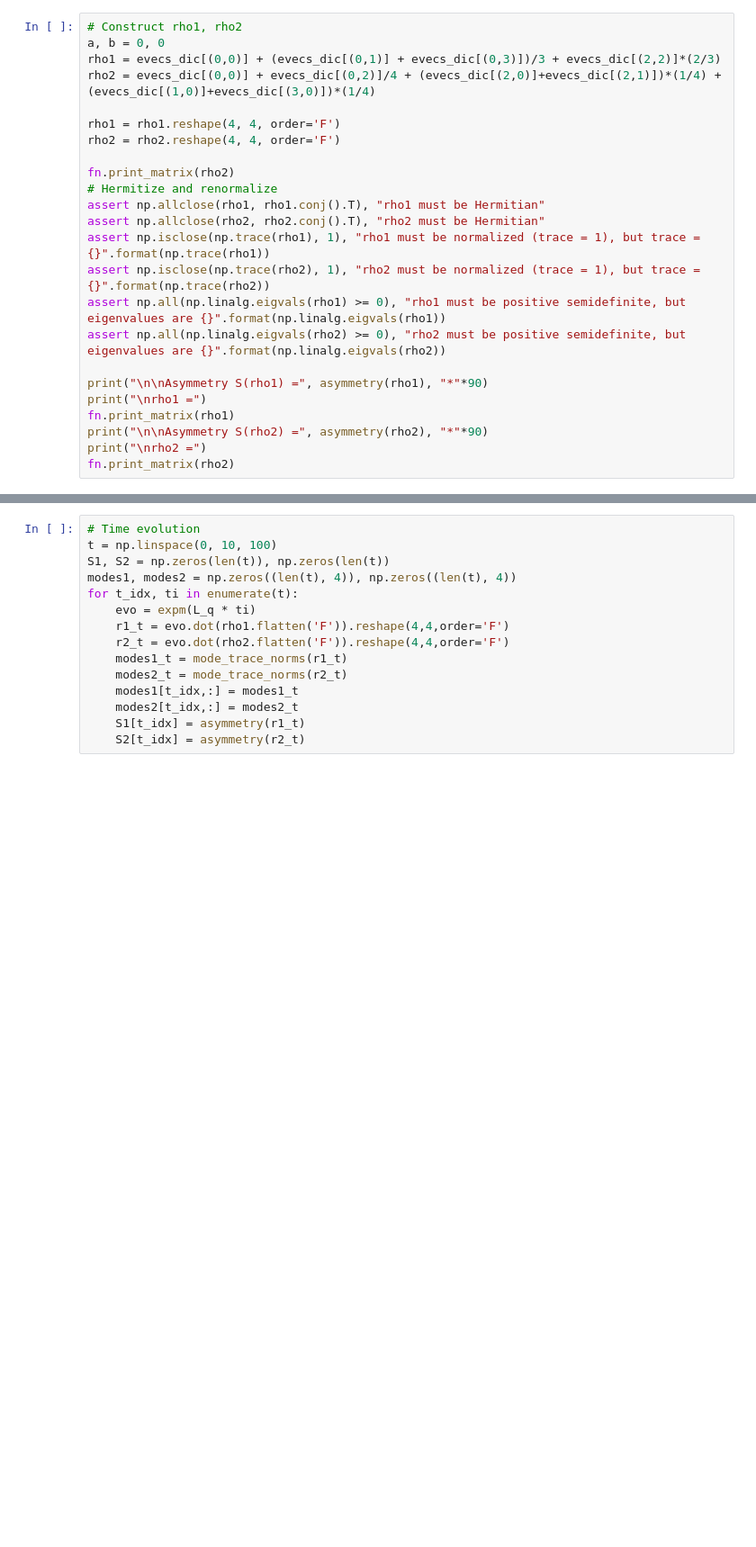
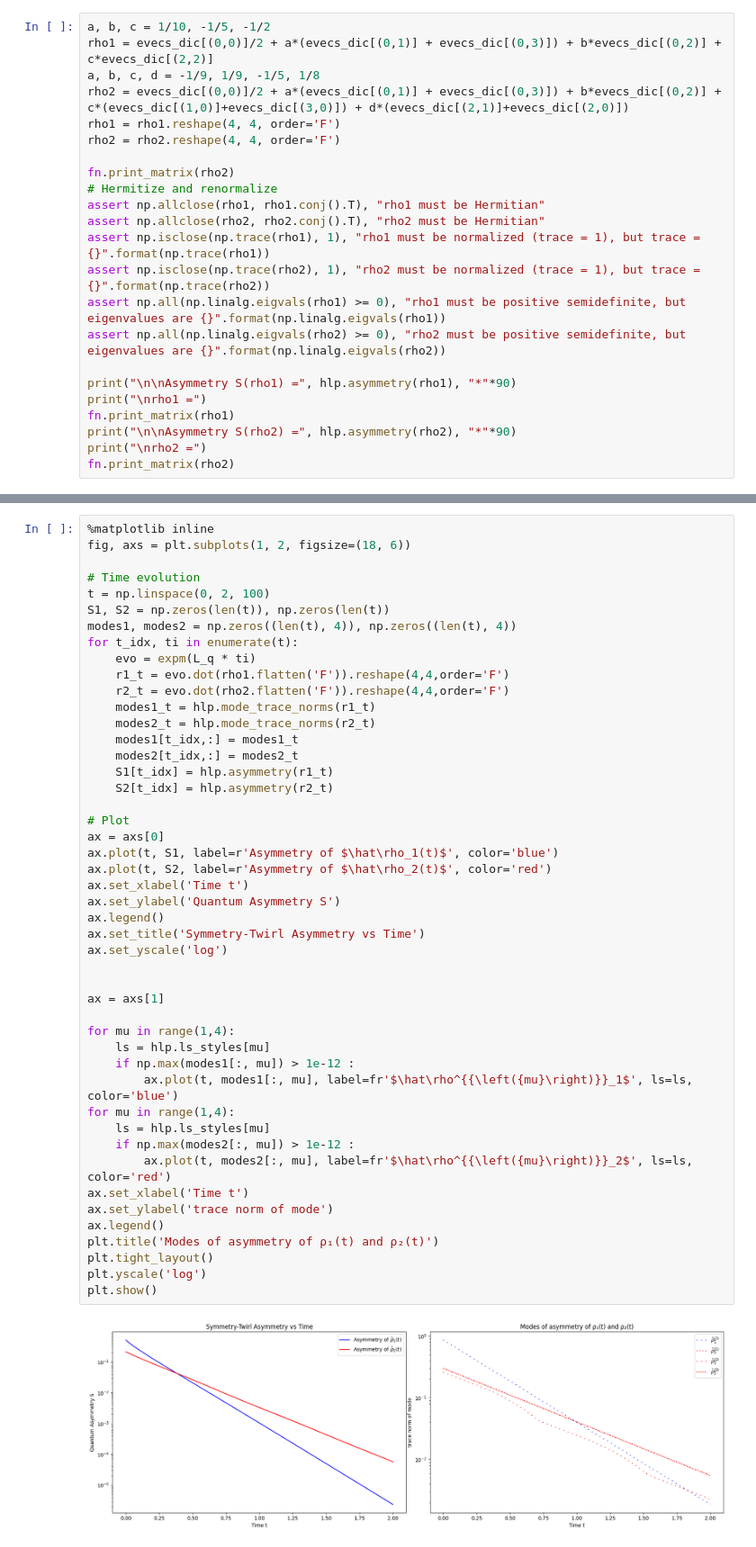
Before and after one commit to alessum/resource_theory_mpemba, a Jupyter notebook: asymm_ex2.ipynb, the cells around one changed output, grey strips where cells are left out. Shown at 90% size. Saved outputs shown, nothing was run; the diff lists cells and outputs as text; blank space fills up the shorter version.

```diff
--- a/asymm_ex2.ipynb
+++ b/asymm_ex2.ipynb
@@ -247,9 +117,8 @@ ordering_global
 # %%
-# Construct rho1, rho2
-a, b = 0, 0
-rho1 = evecs_dic[(0,0)] + (evecs_dic[(0,1)] + evecs_dic[(0,3)])/3 + evecs_dic[(2,2)]*(2/3)
-rho2 = evecs_dic[(0,0)] + evecs_dic[(0,2)]/4 + (evecs_dic[(2,0)]+evecs_dic[(2,1)])*(1/4) + (evecs_dic[(1,0)]+evecs_dic[(3,0)])*(1/4)
-
+a, b, c = 1/10, -1/5, -1/2
+rho1 = evecs_dic[(0,0)]/2 + a*(evecs_dic[(0,1)] + evecs_dic[(0,3)]) + b*evecs_dic[(0,2)] + c*evecs_dic[(2,2)]
+a, b, c, d = -1/9, 1/9, -1/5, 1/8
+rho2 = evecs_dic[(0,0)]/2 + a*(evecs_dic[(0,1)] + evecs_dic[(0,3)]) + b*evecs_dic[(0,2)] + c*(evecs_dic[(1,0)]+evecs_dic[(3,0)]) + d*(evecs_dic[(2,1)]+evecs_dic[(2,0)])
 rho1 = rho1.reshape(4, 4, order='F')
 rho2 = rho2.reshape(4, 4, order='F')
 
@@ -262,9 +131,9 @@ assert np.isclose(np.trace(rho2), 1), "rho2 must be normalized (trace = 1), but
 assert np.all(np.linalg.eigvals(rho1) >= 0), "rho1 must be positive semidefinite, but eigenvalues are {}".format(np.linalg.eigvals(rho1))
 assert np.all(np.linalg.eigvals(rho2) >= 0), "rho2 must be positive semidefinite, but eigenvalues are {}".format(np.linalg.eigvals(rho2))
 
-print("\n\nAsymmetry S(rho1) =", asymmetry(rho1), "*"*90)
+print("\n\nAsymmetry S(rho1) =", hlp.asymmetry(rho1), "*"*90)
 print("\nrho1 =")
 fn.print_matrix(rho1)
-print("\n\nAsymmetry S(rho2) =", asymmetry(rho2), "*"*90)
+print("\n\nAsymmetry S(rho2) =", hlp.asymmetry(rho2), "*"*90)
 print("\nrho2 =")
 fn.print_matrix(rho2)
@@ -271,15 +158,49 @@ fn.print_matrix(rho2)
 # %%
+%matplotlib inline
+fig, axs = plt.subplots(1, 2, figsize=(18, 6))
+
 # Time evolution
-t = np.linspace(0, 10, 100)
+t = np.linspace(0, 2, 100)
 S1, S2 = np.zeros(len(t)), np.zeros(len(t))
 modes1, modes2 = np.zeros((len(t), 4)), np.zeros((len(t), 4))
 for t_idx, ti in enumerate(t):
     evo = expm(L_q * ti)
     r1_t = evo.dot(rho1.flatten('F')).reshape(4,4,order='F')
     r2_t = evo.dot(rho2.flatten('F')).reshape(4,4,order='F')
-    modes1_t = mode_trace_norms(r1_t)
-    modes2_t = mode_trace_norms(r2_t)
+    modes1_t = hlp.mode_trace_norms(r1_t)
+    modes2_t = hlp.mode_trace_norms(r2_t)
     modes1[t_idx,:] = modes1_t
     modes2[t_idx,:] = modes2_t
-    S1[t_idx] = asymmetry(r1_t)
-    S2[t_idx] = asymmetry(r2_t)
+    S1[t_idx] = hlp.asymmetry(r1_t)
+    S2[t_idx] = hlp.asymmetry(r2_t)
+
+# Plot
+ax = axs[0]
+ax.plot(t, S1, label=r'Asymmetry of $\hat\rho_1(t)$', color='blue')
+ax.plot(t, S2, label=r'Asymmetry of $\hat\rho_2(t)$', color='red')
+ax.set_xlabel('Time t')
+ax.set_ylabel('Quantum Asymmetry S')
+ax.legend()
+ax.set_title('Symmetry-Twirl Asymmetry vs Time')
+ax.set_yscale('log')
+
+
+ax = axs[1]
+
+for mu in range(1,4):
+    ls = hlp.ls_styles[mu]
+    if np.max(modes1[:, mu]) > 1e-12 :
+        ax.plot(t, modes1[:, mu], label=fr'$\hat\rho^{{\left({mu}\right)}}_1$', ls=ls, color='blue')
+for mu in range(1,4):
+    ls = hlp.ls_styles[mu]
+    if np.max(modes2[:, mu]) > 1e-12 :
+        ax.plot(t, modes2[:, mu], label=fr'$\hat\rho^{{\left({mu}\right)}}_2$', ls=ls, color='red')
+ax.set_xlabel('Time t')
+ax.set_ylabel('trace norm of mode')
+ax.legend()
+plt.title('Modes of asymmetry of ρ₁(t) and ρ₂(t)')
+plt.tight_layout()
+plt.yscale('log')
+plt.show()
+# %% [output]
+[figure, added]
```
Also changed, not shown: parts of 14 cells of this notebook, 1 other file.
